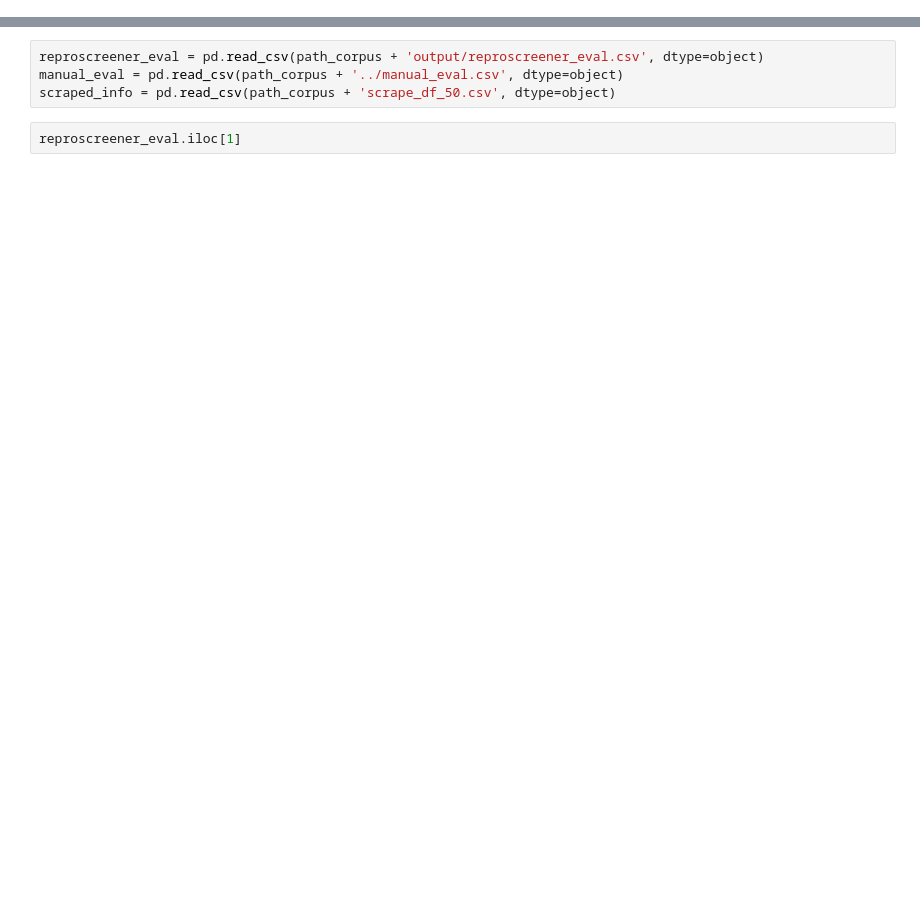
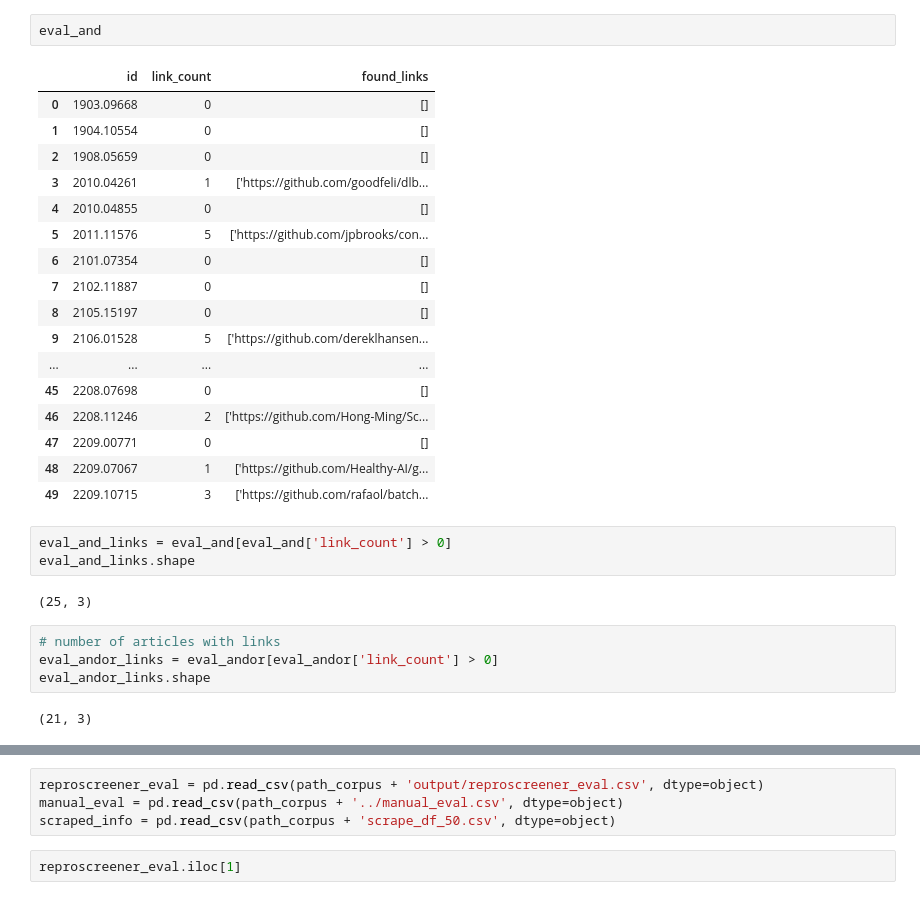
Before and after one commit to Machine-Learning-Pipelines/reproscreener, a Jupyter notebook: explore.ipynb, the cells around one changed output, grey strips where cells are left out. Drawn from its saved outputs; the diff is of its cells as text; blank space fills up the shorter version.

```diff
--- a/explore.ipynb
+++ b/explore.ipynb
@@ -3,0 +29,31 @@ path_corpus = './case-studies/arxiv-corpus/mine50/'
+# %%
+eval_and
+# %% [output]
+|  | id | link_count | found_links |
+| 0 | 1903.09668 | 0 | [] |
+| 1 | 1904.10554 | 0 | [] |
+| 2 | 1908.05659 | 0 | [] |
+| 3 | 2010.04261 | 1 | ['https://github.com/goodfeli/dlb... |
+| 4 | 2010.04855 | 0 | [] |
+| 5 | 2011.11576 | 5 | ['https://github.com/jpbrooks/con... |
+| 6 | 2101.07354 | 0 | [] |
+| 7 | 2102.11887 | 0 | [] |
+| 8 | 2105.15197 | 0 | [] |
+| 9 | 2106.01528 | 5 | ['https://github.com/dereklhansen... |
+| ... | ... | ... | ... |
+| 45 | 2208.07698 | 0 | [] |
+| 46 | 2208.11246 | 2 | ['https://github.com/Hong-Ming/Sc... |
+| 47 | 2209.00771 | 0 | [] |
+| 48 | 2209.07067 | 1 | ['https://github.com/Healthy-AI/g... |
+| 49 | 2209.10715 | 3 | ['https://github.com/rafaol/batch... |
+# %%
+eval_and_links = eval_and[eval_and['link_count'] > 0]
+eval_and_links.shape
+# %% [output]
+(25, 3)
+# %%
+# number of articles with links
+eval_andor_links = eval_andor[eval_andor['link_count'] > 0]
+eval_andor_links.shape
+# %% [output]
+(21, 3)
```
Also changed, not shown: parts of 8 cells of this notebook, 12 other files.
